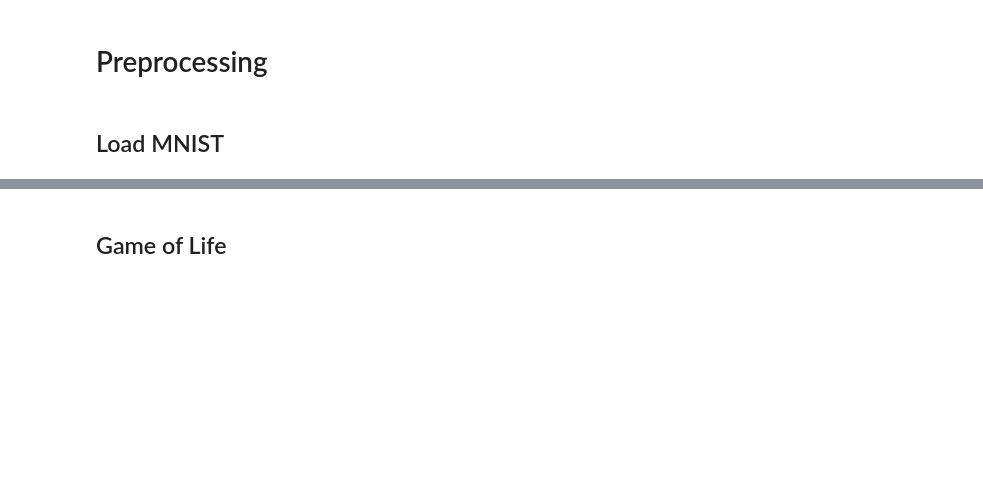
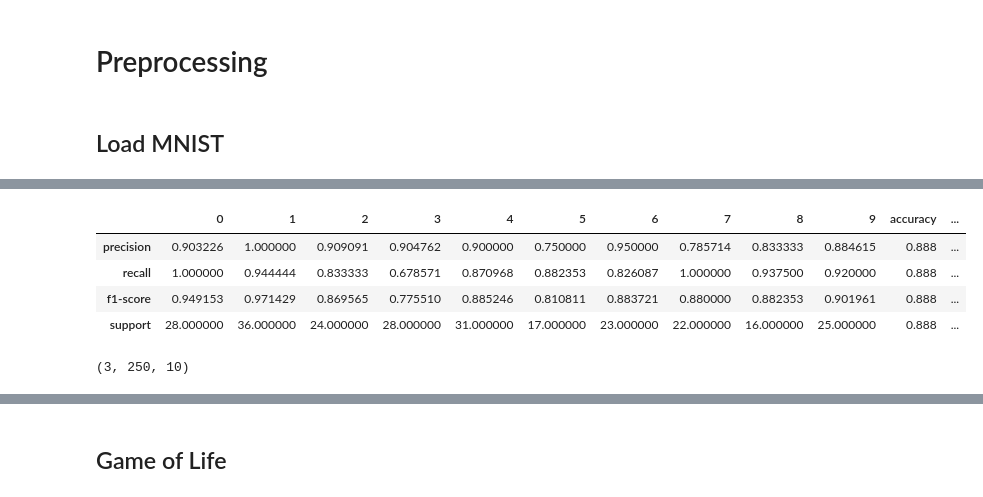
Before and after one commit to emiltj/data-science-exam-2022, a Jupyter notebook: scripts/ds.ipynb, the cells around one changed output, grey strips where cells are left out. Cells and saved outputs as stored; diff of their text form; code cells hidden in the pictures; blank space fills up the shorter version.

```diff
--- a/scripts/ds.ipynb
+++ b/scripts/ds.ipynb
@@ -41,0 +129,76 @@ y_test = y_test[:250]
+# %%
+predictionss, classification_report = lr(X_train, y_train, X_test, y_test)
+# %%
+# Define function for making 2D CNN model for timeseries classification
+def make_2d_cnn_model(X_train_shape):
+    """Takes the shape of X_train, and outputs a 2d CNN model for greyscale image classification
+
+    Args:
+        X_train_shape (tuple): Tuple with dimensions of the training data
+
+    Returns:
+        keras.models.Model: 1D CNN model for time series predictions
+    """
+    input_shape = (X_train_shape[1], X_train_shape[2], 1) # Get input dimensions to be 28 x 28 x 1
+
+    model = keras.Sequential(
+        [
+            keras.Input(shape=input_shape),
+            layers.Conv2D(32, kernel_size=(3, 3), activation="relu"),
+            layers.MaxPooling2D(pool_size=(2, 2)),
+            layers.Conv2D(64, kernel_size=(3, 3), activation="relu"),
+            layers.MaxPooling2D(pool_size=(2, 2)),
+            layers.Flatten(),
+            layers.Dropout(0.5),
+            layers.Dense(10, activation="softmax"),
+        ]
+    )
+
+    return model
+
+def cnn(X_train, y_train, X_test, y_test, model, epochs):
+    """Trains and tests a given 1D CNN model
+
+    Args:
+        X_train (array): Training set with dim = (n_samples, len_timeseries)
+        y_train (array): Training labels with dim = (n_samples)
+        X_test (array): Training set with dim = (n_samples, len_timeseries)
+        y_test (array): Training labels with dim = (n_samples)
+        model (keras.models.Model): 1D CNN model (may be retrieved from make_1d_cnn_model())
+        epochs (int): Number of epochs for the training
+
+    Returns:
+        tuple: Tuple containing predictions (in probabilities) and a classification report
+    """
+    # Make y_train into one-hot-encoding
+    y_train = keras.utils.np_utils.to_categorical(y_train, 10)
+
+    # Compile model
+    model.compile(loss="categorical_crossentropy", optimizer="adam", metrics=["accuracy"]) # Compile the model
+
+    # Fit the model
+    model.fit(X_train, y_train, epochs=epochs, verbose = False)
+
+    # Make predictions - outcome is in probabilites
+    predictions = model.predict(X_test)
+
+    # Make classification report
+    classification_report = pd.DataFrame.from_dict(metrics.classification_report(y_test, np.argmax(predictions, axis=1), output_dict=True))
+
+    return predictions, classification_report
+
+
+model = make_2d_cnn_model(X_train.shape)
+predictionssss, classification_report = cnn(X_train, y_train, X_test, y_test, model, 25)
+predictionsss, classification_report = cnn(X_val, y_val, X_test, y_test, model, 25)
+classification_report
+# %% [output]
+|  | 0 | 1 | 2 | 3 | 4 | 5 | 6 | 7 | 8 | 9 | accuracy | ... |
+| precision | 0.903226 | 1.000000 | 0.909091 | 0.904762 | 0.900000 | 0.750000 | 0.950000 | 0.785714 | 0.833333 | 0.884615 | 0.888 | ... |
+| recall | 1.000000 | 0.944444 | 0.833333 | 0.678571 | 0.870968 | 0.882353 | 0.826087 | 1.000000 | 0.937500 | 0.920000 | 0.888 | ... |
+| f1-score | 0.949153 | 0.971429 | 0.869565 | 0.775510 | 0.885246 | 0.810811 | 0.883721 | 0.880000 | 0.882353 | 0.901961 | 0.888 | ... |
+| support | 28.000000 | 36.000000 | 24.000000 | 28.000000 | 31.000000 | 17.000000 | 23.000000 | 22.000000 | 16.000000 | 25.000000 | 0.888 | ... |
+# %%
+predictions.shape
+# %% [output]
+(3, 250, 10)
```
Also changed, not shown: parts of 16 cells of this notebook.
